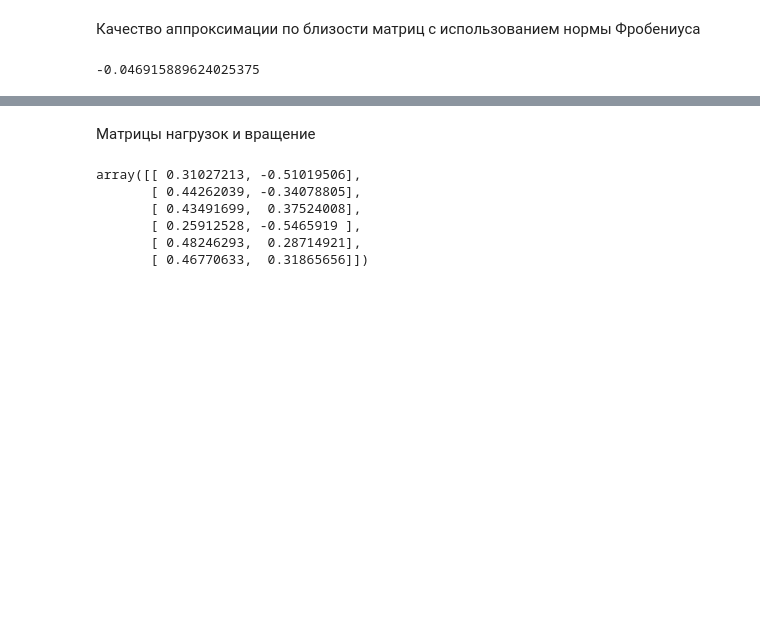
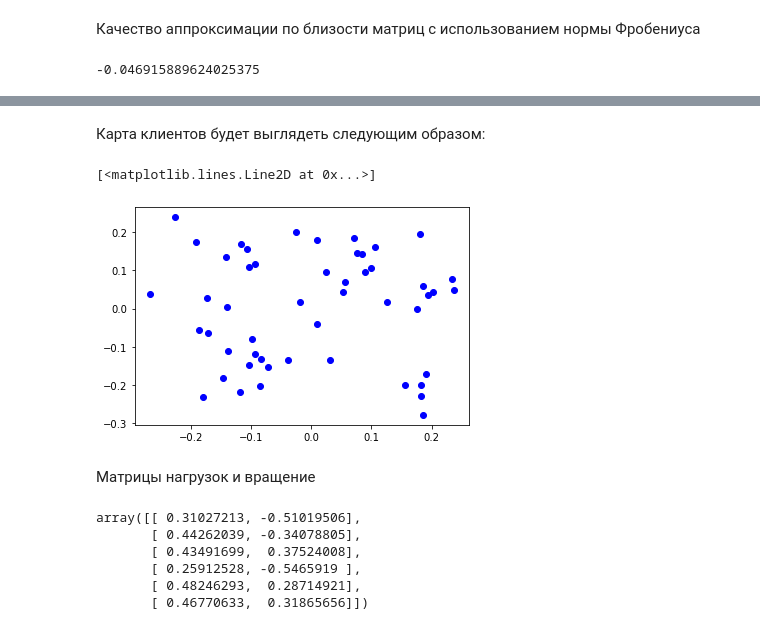
Before and after one commit to zozunin/classic-data-analysis-methods, a Jupyter notebook: DZ2_13.ipynb, the cells around one changed output, grey strips where cells are left out. Saved outputs shown, nothing was run; the diff lists cells and outputs as text; code cells hidden in the pictures; blank space fills up the shorter version.

Commit message:
Добавила матрицу и карту клиентов

```diff
--- a/DZ2_13.ipynb
+++ b/DZ2_13.ipynb
@@ -182,0 +180,4 @@ np.linalg.norm(corrZ, 'fro') - np.linalg.norm(corrZk, 'fro')
+# %%
+new_clients_representation = U[:,:2]
+print(new_clients_representation.shape)
+print(new_clients_representation)
@@ -183,3 +202,10 @@ np.linalg.norm(corrZ, 'fro') - np.linalg.norm(corrZk, 'fro')
+# %% [markdown]
+Карта клиентов будет выглядеть следующим образом:
+# %%
+plt.plot(new_clients_representation[:,0], new_clients_representation[:,1],'bo')
+# %% [output]
+[<matplotlib.lines.Line2D at 0x...>]
+[figure, added]
 # %% [markdown]
 Матрицы нагрузок и вращение
 # %%
```
Also changed, not shown: parts of 3 cells of this notebook.
